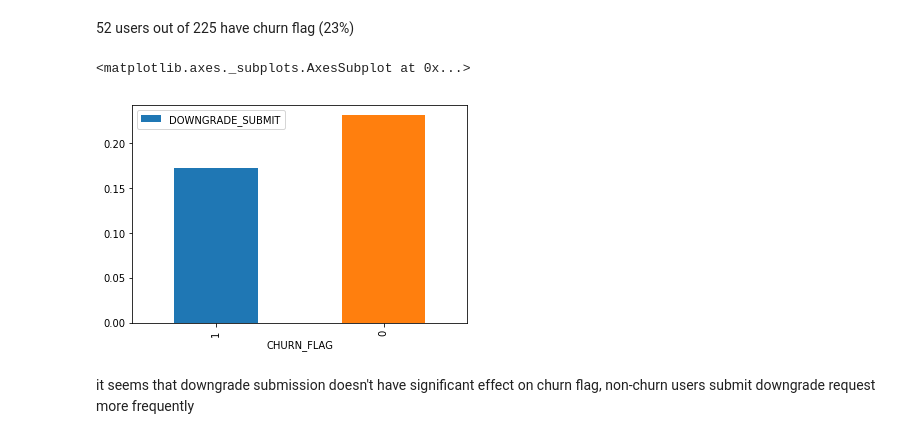
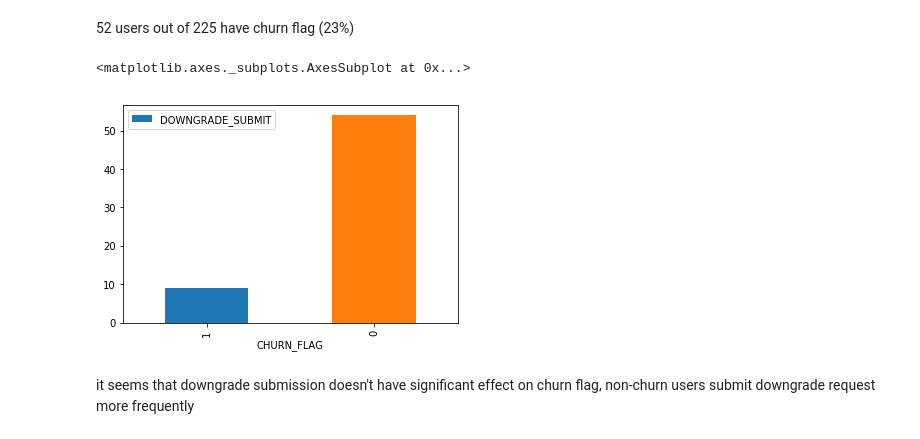
Before and after one commit to AbdelrahmanGad/Sparkify_Udacity_ND, a Jupyter notebook: Sparkify.ipynb, the cells around one changed output. Saved outputs shown, nothing was run; the diff lists cells and outputs as text; code cells hidden in the pictures.

```diff
--- a/Sparkify.ipynb
+++ b/Sparkify.ipynb
@@ -306,26 +306,18 @@ plt.show()
 # %%
 spark.sql("""
         SELECT
             CHURN_FLAG,
-            AVG(DOWNGRADE_SUBMIT) DOWNGRADE_SUBMIT
+            COUNT(*) AS DOWNGRADE_SUBMIT
         FROM
-        (
-            SELECT
-                USERID,
-                CHURN_FLAG,
-                MAX(DOWNGRADE_SUBMIT) DOWNGRADE_SUBMIT
-            FROM
-                CHURN_DF
-            GROUP BY
-                USERID,
-                CHURN_FLAG
-        )
+            CHURN_DF
+        WHERE
+            PAGE = 'Submit Downgrade'
         GROUP BY
             CHURN_FLAG
 """).toPandas().plot.bar(x='CHURN_FLAG', y='DOWNGRADE_SUBMIT')
 # %% [output]
 <matplotlib.axes._subplots.AxesSubplot at 0x...>
-[figure, old version]
+[figure, new version]
 # %% [markdown]
 it seems that downgrade submission doesn't have significant effect on churn flag, non-churn users submit downgrade request more frequently
 # %%
```
Also changed, not shown: parts of 7 cells of this notebook.
